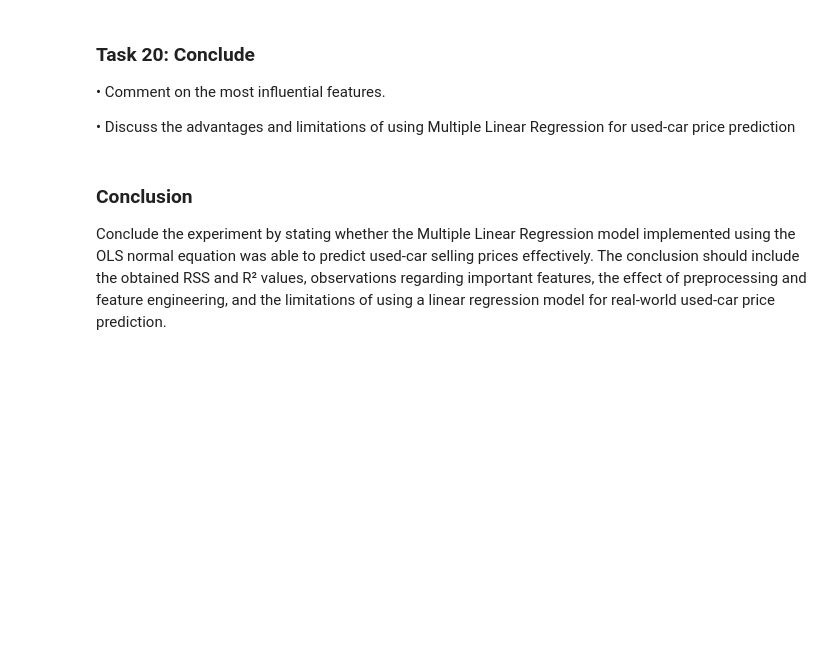
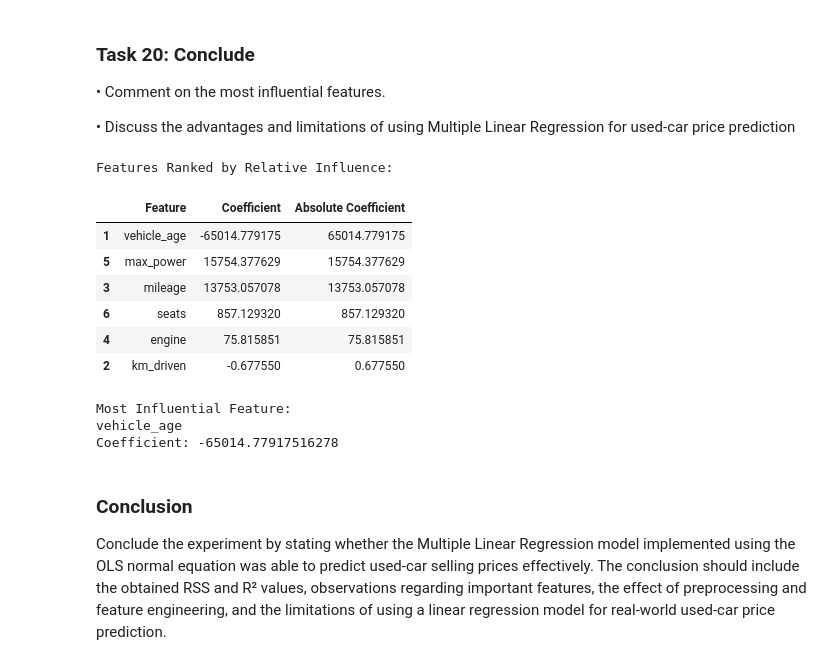
Before and after one commit to cs24dse009-ops/CSL701-CS34_Machine-Learning-Lab, a Jupyter notebook: ML_Experiment_3.ipynb, the cells around one changed output. Saved outputs shown, nothing was run; the diff lists cells and outputs as text; code cells hidden in the pictures; blank space fills up the shorter version.

```diff
--- a/ML_Experiment_3.ipynb
+++ b/ML_Experiment_3.ipynb
@@ -1302,6 +1302,63 @@ Comment on the most influential features.
 
 •
 Discuss the advantages and limitations of using Multiple Linear Regression for used-car price prediction
+# %%
+# ============================================================
+# TASK 20: CONCLUSION
+# ============================================================
+
+# Create coefficient table
+feature_names = [
+    'Intercept',
+    'vehicle_age',
+    'km_driven',
+    'mileage',
+    'engine',
+    'max_power',
+    'seats'
+]
+
+coefficient_table = pd.DataFrame({
+    'Feature': feature_names,
+    'Coefficient': beta
+})
+
+# Remove intercept for feature comparison
+feature_importance = coefficient_table.iloc[1:].copy()
+
+# Calculate absolute coefficient
+feature_importance['Absolute Coefficient'] = (
+    feature_importance['Coefficient'].abs()
+)
+
+# Sort by influence
+feature_importance = feature_importance.sort_values(
+    by='Absolute Coefficient',
+    ascending=False
+)
+
+print("Features Ranked by Relative Influence:")
+display(feature_importance)
+
+print("\nMost Influential Feature:")
+print(feature_importance.iloc[0]['Feature'])
+
+print(
+    "Coefficient:",
+    feature_importance.iloc[0]['Coefficient']
+)
+# %% [output]
+Features Ranked by Relative Influence:
+|  | Feature | Coefficient | Absolute Coefficient |
+| 1 | vehicle_age | -65014.779175 | 65014.779175 |
+| 5 | max_power | 15754.377629 | 15754.377629 |
+| 3 | mileage | 13753.057078 | 13753.057078 |
+| 6 | seats | 857.129320 | 857.129320 |
+| 4 | engine | 75.815851 | 75.815851 |
+| 2 | km_driven | -0.677550 | 0.677550 |
+Most Influential Feature:
+vehicle_age
+Coefficient: -65014.77917516278
 # %% [markdown]
 ### Conclusion
 Conclude the experiment by stating whether the Multiple Linear Regression model implemented using the OLS normal equation was able to predict used-car selling prices effectively. The conclusion should include the obtained RSS and R² values, observations regarding important features, the effect of preprocessing and feature engineering, and the limitations of using a linear regression model for real-world used-car price prediction.
```
